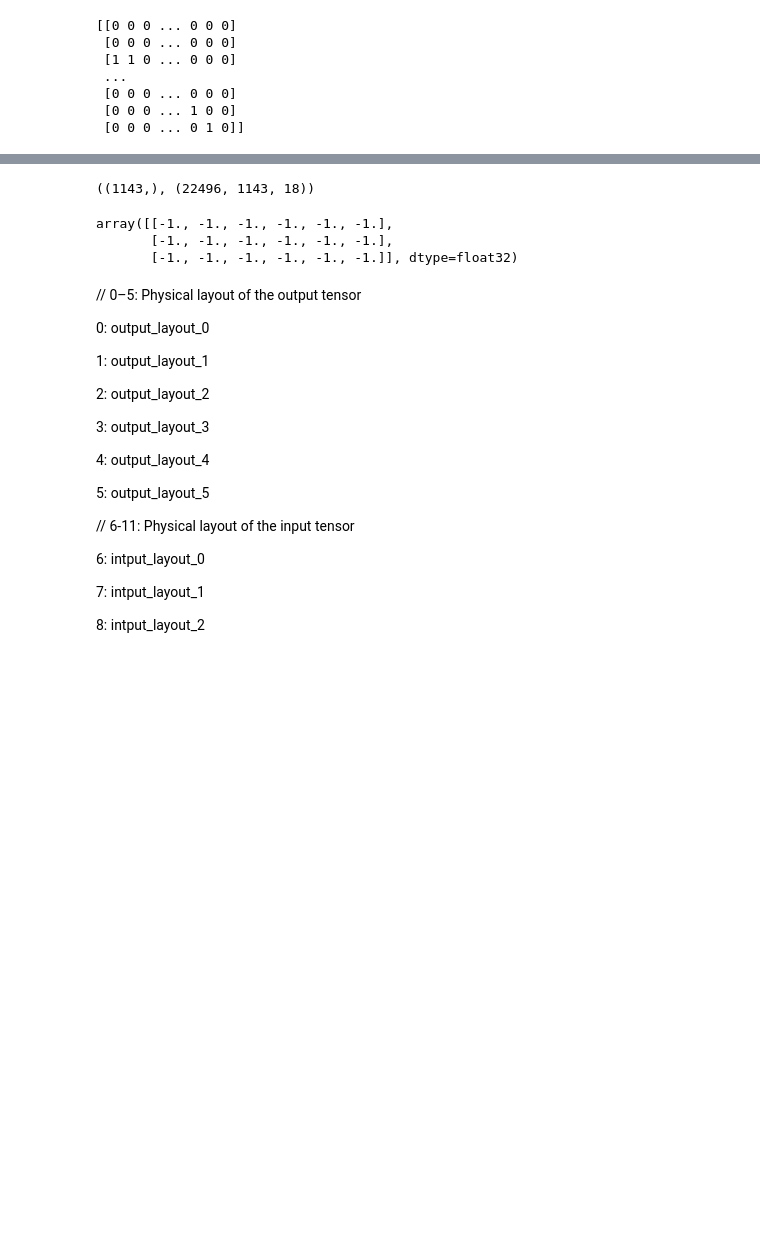
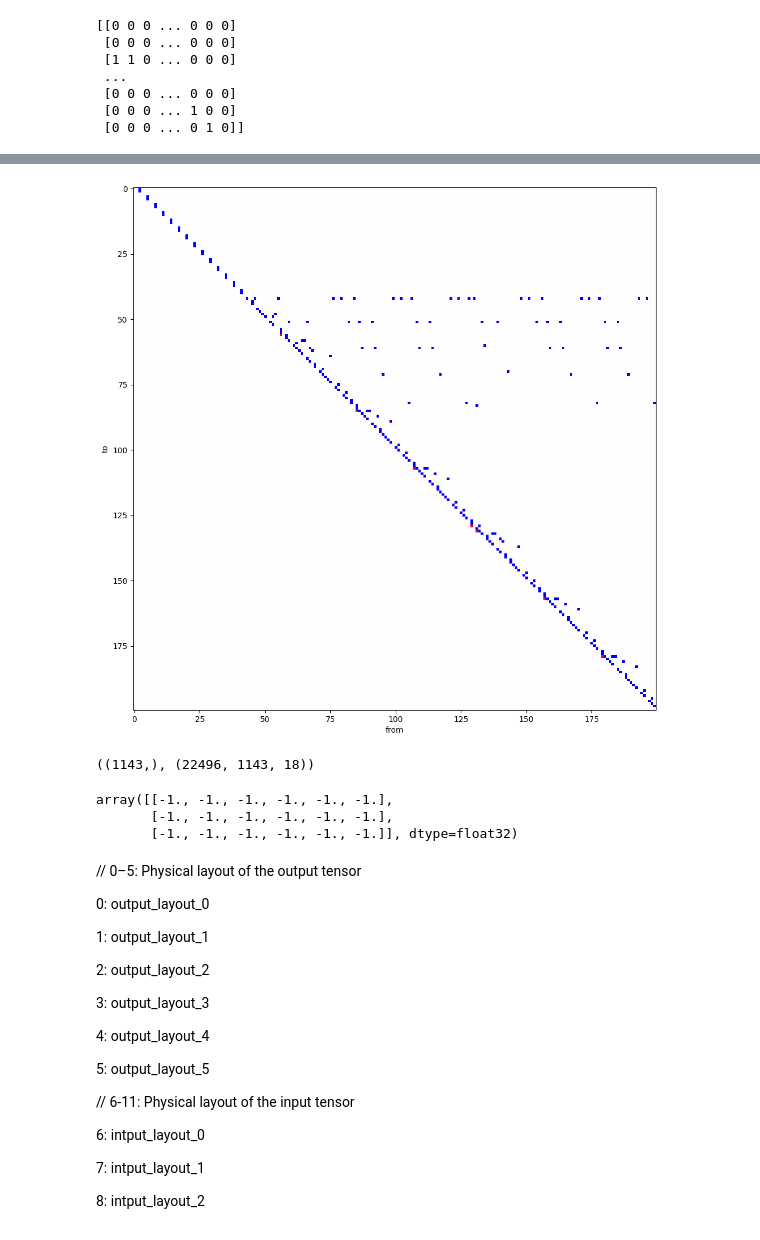
Before and after one commit to ignacioreyes/kaggle_model_runtime, a Jupyter notebook: dataset_exploration.ipynb, the cells around one changed output, grey strips where cells are left out. Drawn from its saved outputs; the diff is of its cells as text; code cells hidden in the pictures; blank space fills up the shorter version.

```diff
--- a/dataset_exploration.ipynb
+++ b/dataset_exploration.ipynb
@@ -132,3 +195,15 @@ plt.ylabel('from');
+# %%
+adjacency_matrix_conf = adjacency_matrix.copy() * -1
+for id in layout_dict['node_config_ids']:
+    adjacency_matrix_conf[id, id] = 1
+# %%
+plt.figure(figsize=(12, 12))
+offset = 900
+plt.imshow(adjacency_matrix_conf[offset:offset+200, offset:offset+200].T, cmap='bwr')
+plt.ylabel('to')
+plt.xlabel('from');
+# %% [output]
+[figure, added]
 # %%
 for config_id in layout_dict['node_config_ids']:
     parent_indexes = adjacency_matrix[config_id, :].nonzero()[0]
```
Also changed, not shown: parts of 12 cells of this notebook.
